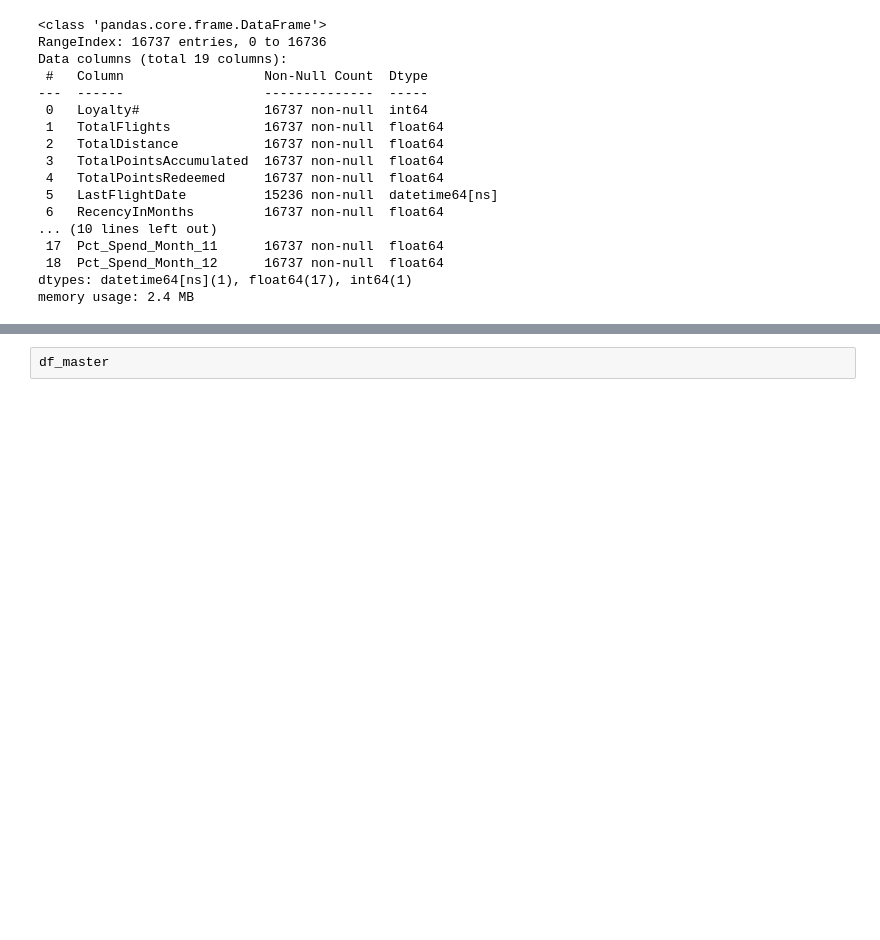
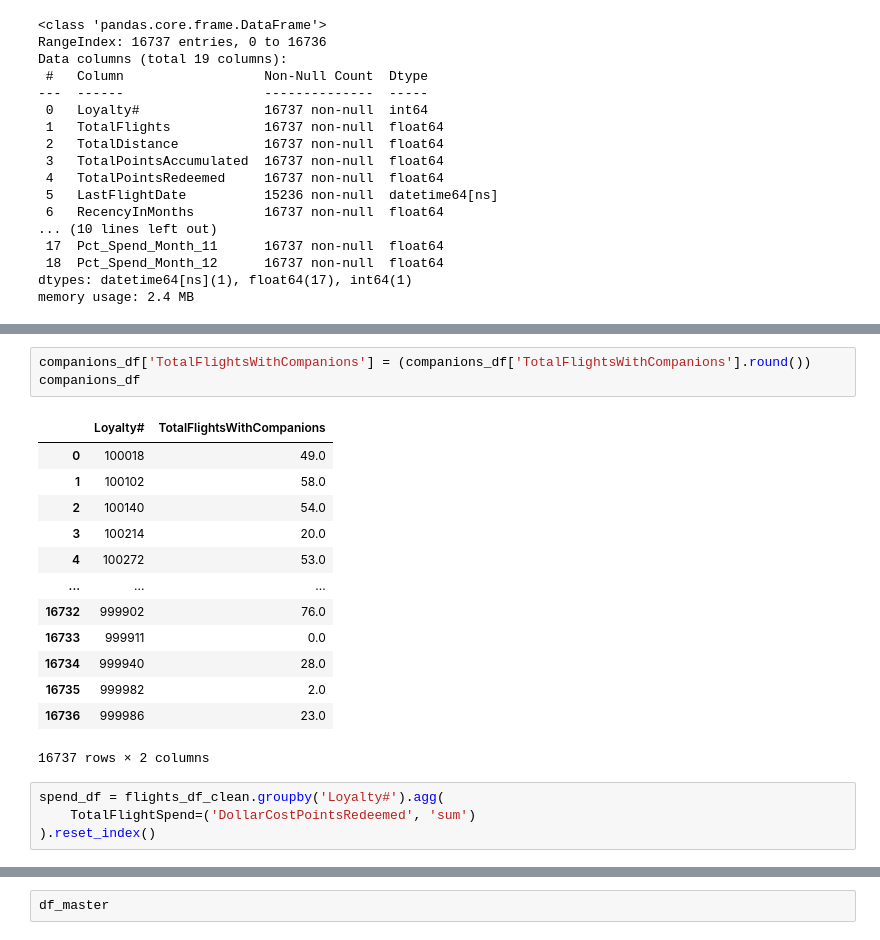
Before and after one commit to andrerangelferreira/DataMiningProject_AIAI_Group51, a Jupyter notebook: notebooks/Group51_EDA_Code_flights.ipynb, the cells around one changed output, grey strips where cells are left out. Drawn from its saved outputs; the diff is of its cells as text; blank space fills up the shorter version.

```diff
--- a/notebooks/Group51_EDA_Code_flights.ipynb
+++ b/notebooks/Group51_EDA_Code_flights.ipynb
@@ -1942,0 +1963,21 @@ memory usage: 2.4 MB
+# %%
+companions_df['TotalFlightsWithCompanions'] = (companions_df['TotalFlightsWithCompanions'].round())
+companions_df
+# %% [output]
+|  | Loyalty# | TotalFlightsWithCompanions |
+| 0 | 100018 | 49.0 |
+| 1 | 100102 | 58.0 |
+| 2 | 100140 | 54.0 |
+| 3 | 100214 | 20.0 |
+| 4 | 100272 | 53.0 |
+| ... | ... | ... |
+| 16732 | 999902 | 76.0 |
+| 16733 | 999911 | 0.0 |
+| 16734 | 999940 | 28.0 |
+| 16735 | 999982 | 2.0 |
+| 16736 | 999986 | 23.0 |
+16737 rows × 2 columns
+# %%
+spend_df = flights_df_clean.groupby('Loyalty#').agg(
+    TotalFlightSpend=('DollarCostPointsRedeemed', 'sum')
+).reset_index()
```
Also changed, not shown: parts of 9 cells of this notebook.
